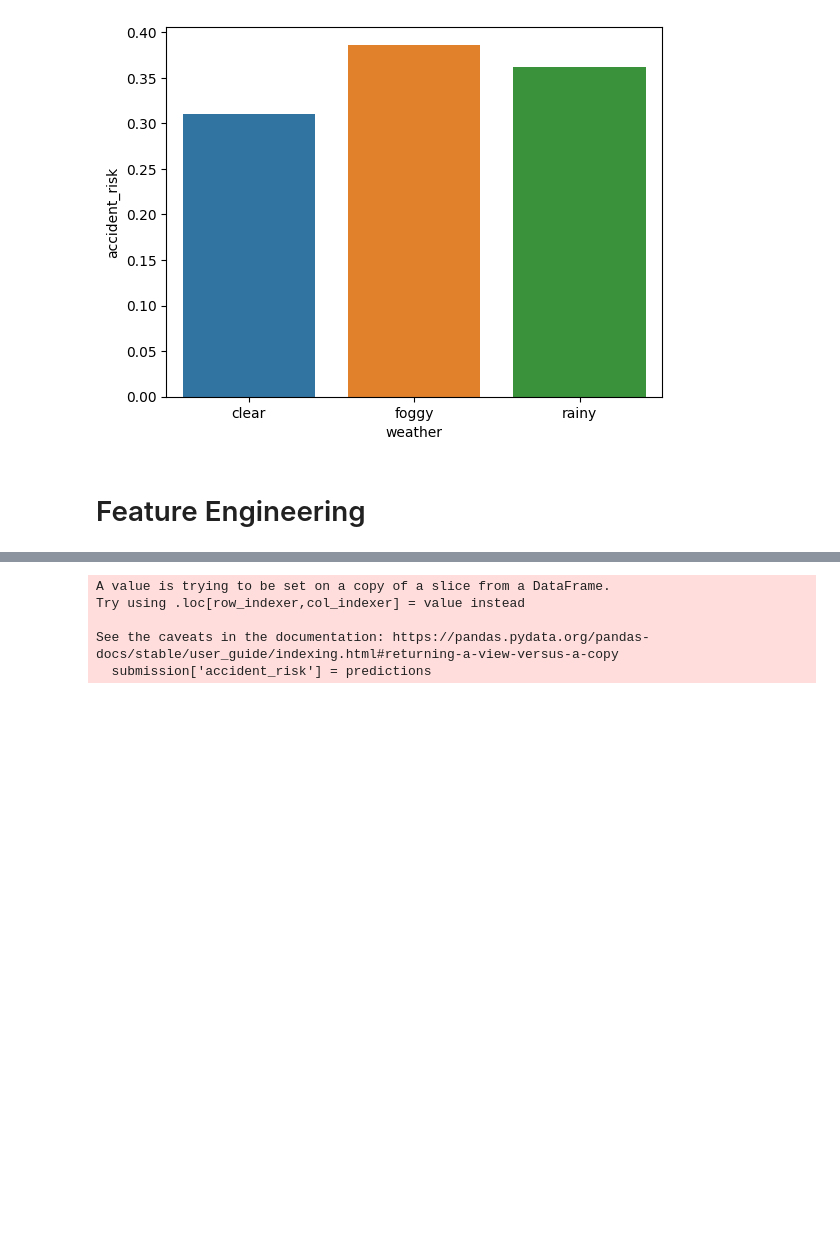
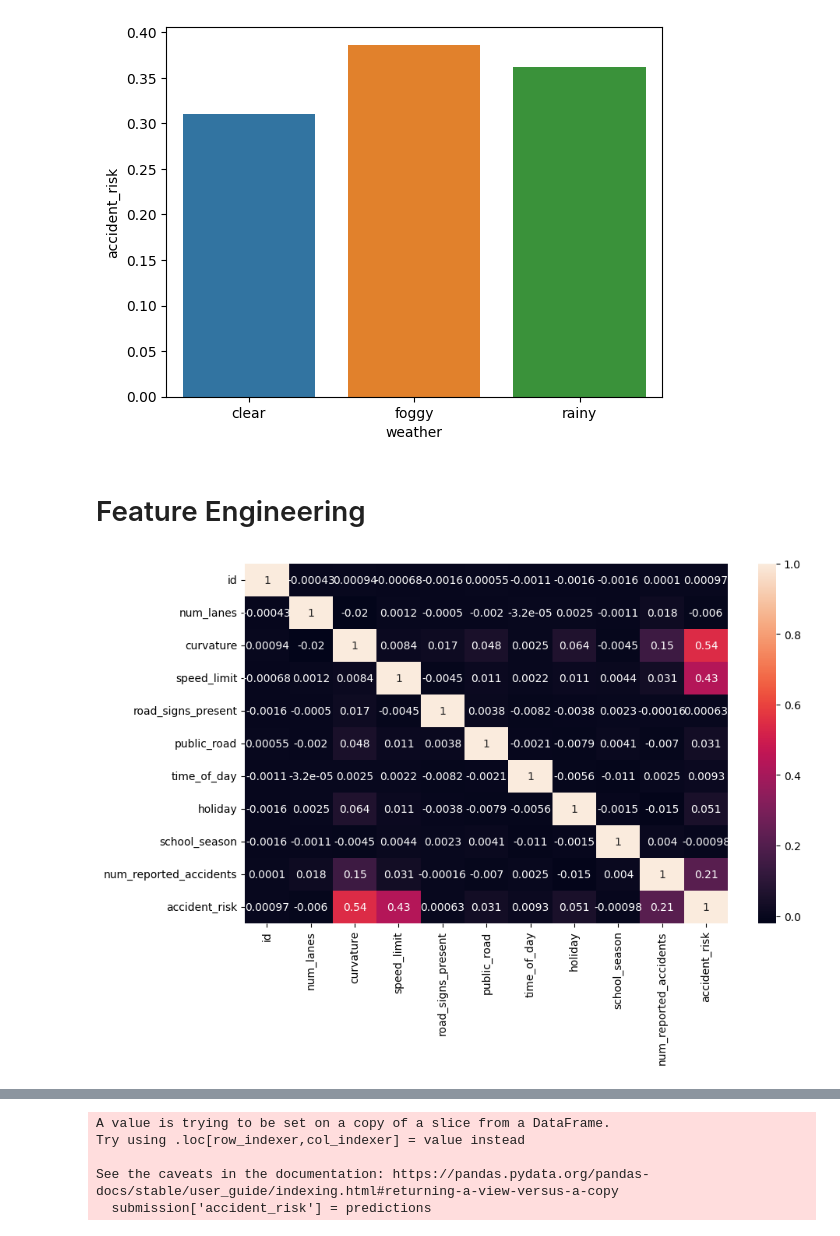
Before and after one commit to ChisomNwankwo/Predicting-Road-Accident-Risk, a Jupyter notebook: predicting-road-accident-risk.ipynb, the cells around one changed output, grey strips where cells are left out. Drawn from its saved outputs; the diff is of its cells as text; code cells hidden in the pictures; blank space fills up the shorter version.

Commit message:
Kaggle Notebook | Predicting Road Accident Risk | Version 3

```diff
--- a/predicting-road-accident-risk.ipynb
+++ b/predicting-road-accident-risk.ipynb
@@ -103,6 +104,10 @@ def feature_engineer(df):
     df_copy['public_road'] = (df_copy['public_road'] == True).astype(int)
     df_copy['holiday'] = (df_copy['holiday'] == True).astype(int)
     df_copy['school_season'] = (df_copy['school_season'] == True).astype(int)
+
+    #create new features
+    df_copy['road_complexity'] = df_copy['curvature'] * df_copy['num_lanes']#curvature × num_lanes
+    df_copy['lane_density'] = df_copy['speed_limit'] / df_copy['num_lanes']
 
     def label(x):
         if x == 'morning':
@@ -131,3 +136,10 @@ def feature_engineer(df):
     return df_copy
 # %%
 train = feature_engineer(df)
+# %%
+first_ = train.iloc[:,:11].columns.tolist()
+
+plt.figure(figsize=(10,6))
+sb.heatmap(train[first_].corr(numeric_only = True),annot=True);
+# %% [output]
+[figure, added]
```
Also changed, not shown: parts of 6 cells of this notebook.
